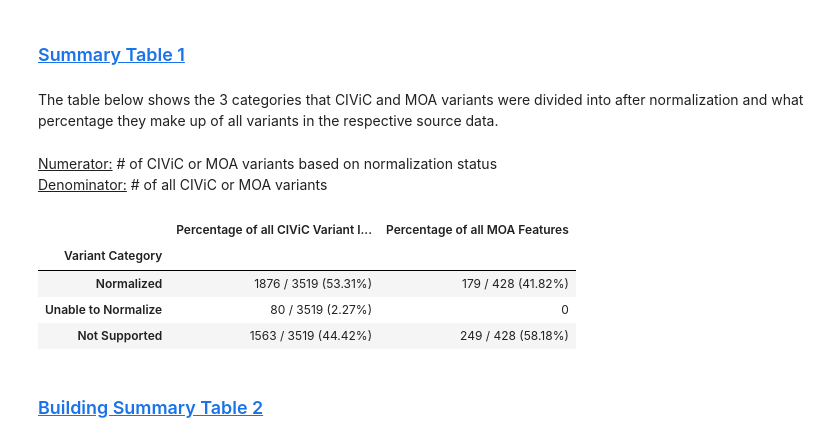
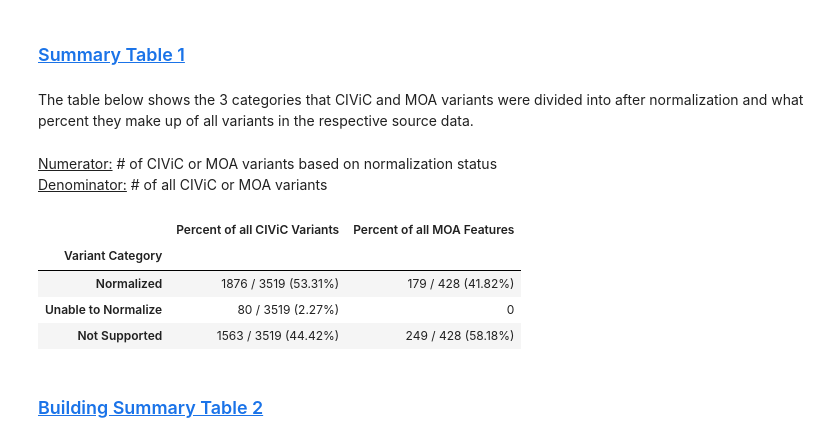
Before and after one commit to GenomicMedLab/variation-normalizer-manuscript, a Jupyter notebook: analysis/merged_moa_civic/merged_moa_civic_evidence_analysis.ipynb, the cells around one changed output. Drawn from its saved outputs; the diff is of its cells as text; code cells hidden in the pictures.

```diff
--- a/analysis/merged_moa_civic/merged_moa_civic_evidence_analysis.ipynb
+++ b/analysis/merged_moa_civic/merged_moa_civic_evidence_analysis.ipynb
@@ -144,7 +111,8 @@ for_merge_all_variant_percent_of_civic_df = pd.read_csv(
     sep=",",
 )
 for_merge_all_variant_percent_of_moa_df = pd.read_csv(
-    "../moa/assertion_analysis/moa_assertion_analysis_output/for_merge_all_variant_percent_of_moa_df.csv", sep=","
+    "../moa/assertion_analysis/moa_assertion_analysis_output/for_merge_all_variant_percent_of_moa_df.csv",
+    sep=",",
 )
 # %% [markdown]
 Merge CIViC and MOA sumary tables
@@ -159,21 +127,21 @@ merged_all_variants_df = merged_all_variants_df.replace(np.nan, 0, regex=True)
 # %% [markdown]
 ### <a id='toc1_2_1_'></a>[Summary Table 1](#toc0_)
 # %% [markdown]
-The table below shows the 3 categories that CIViC and MOA variants were divided into after normalization and what percentage they make up of all variants in the respective source data.
+The table below shows the 3 categories that CIViC and MOA variants were divided into after normalization and what percent they make up of all variants in the respective source data.
 # %% [markdown]
 <ins>Numerator:</ins> # of CIViC or MOA variants based on normalization status
 <br><ins>Denominator:</ins> # of all CIViC or MOA variants
 # %%
-merged_civic_moa_summary_table_1 = merged_all_variants_df.drop(
-    ["Count of CIViC Variant Items per Category", "Count of MOA Features per Category"],
-    axis=1,
-)
+merged_civic_moa_summary_table_1 = merged_all_variants_df[
+    ["Variant Category", "Percent of all CIViC Variants", "Percent of all MOA Features"]
+]
+
 merged_civic_moa_summary_table_1 = merged_civic_moa_summary_table_1.set_index(
     "Variant Category"
 )
 merged_civic_moa_summary_table_1
 # %% [output]
-|  | Percentage of all CIViC Variant I... | Percentage of all MOA Features |
+|  | Percent of all CIViC Variants | Percent of all MOA Features |
 | Variant Category |  |  |
 | Normalized | 1876 / 3519 (53.31%) | 179 / 428 (41.82%) |
 | Unable to Normalize | 80 / 3519 (2.27%) | 0 |
```
Also changed, not shown: parts of 116 cells of this notebook, 15 other files.
